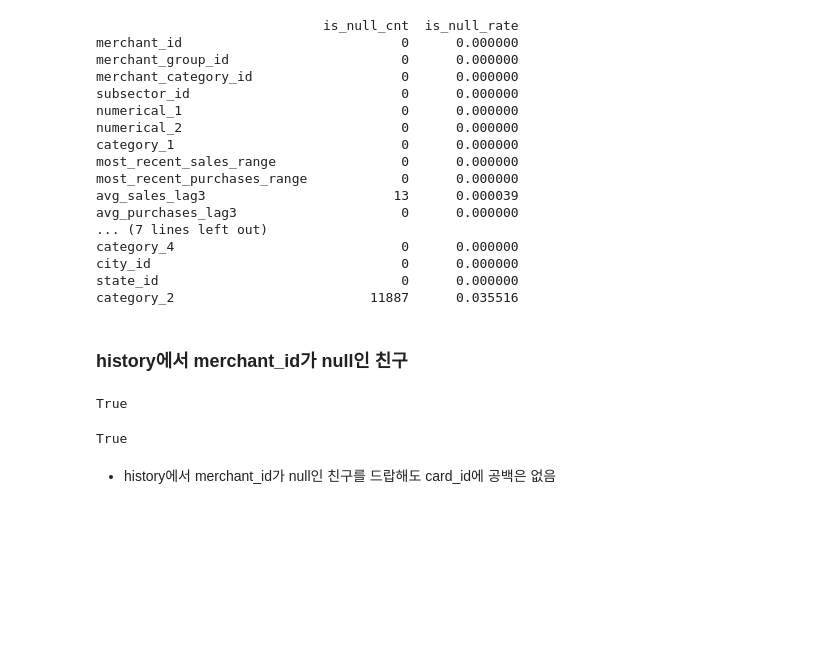
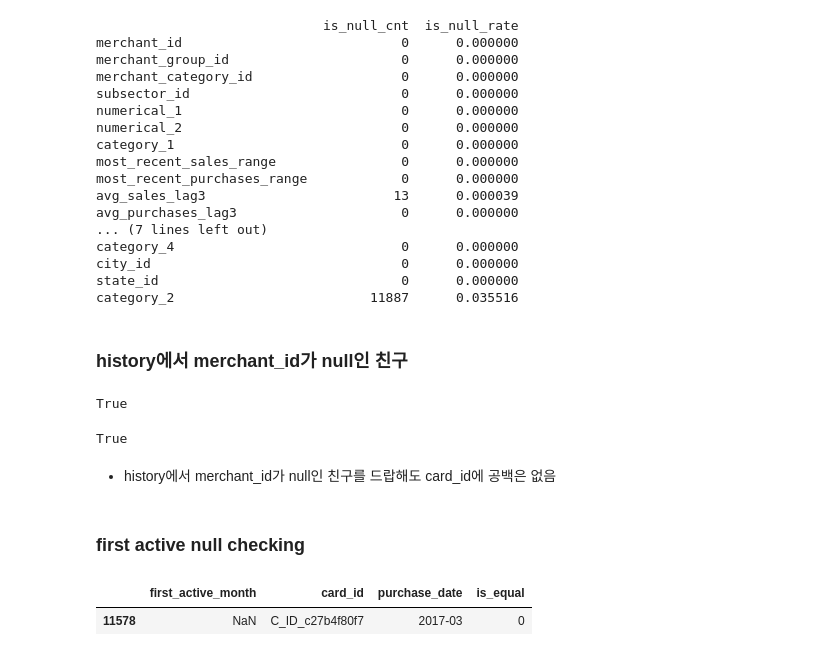
Before and after one commit to SONG-WONHO/Kaggle-Elo, a Jupyter notebook: 1-3 Null Check.ipynb, the cells around one changed output. Saved outputs shown, nothing was run; the diff lists cells and outputs as text; code cells hidden in the pictures; blank space fills up the shorter version.

```diff
--- a/1-3 Null Check.ipynb
+++ b/1-3 Null Check.ipynb
@@ -127,3 +127,10 @@ set(test.card_id.unique()).issubset(set(card_id))
 True
 # %% [markdown]
 * history에서 merchant_id가 null인 친구를 드랍해도 card_id에 공백은 없음
+# %% [markdown]
+### first active null checking
+# %%
+test[test.first_active_month.isna()]
+# %% [output]
+|  | first_active_month | card_id | purchase_date | is_equal |
+| 11578 | NaN | C_ID_c27b4f80f7 | 2017-03 | 0 |
```
Also changed, not shown: parts of 14 cells of this notebook.
